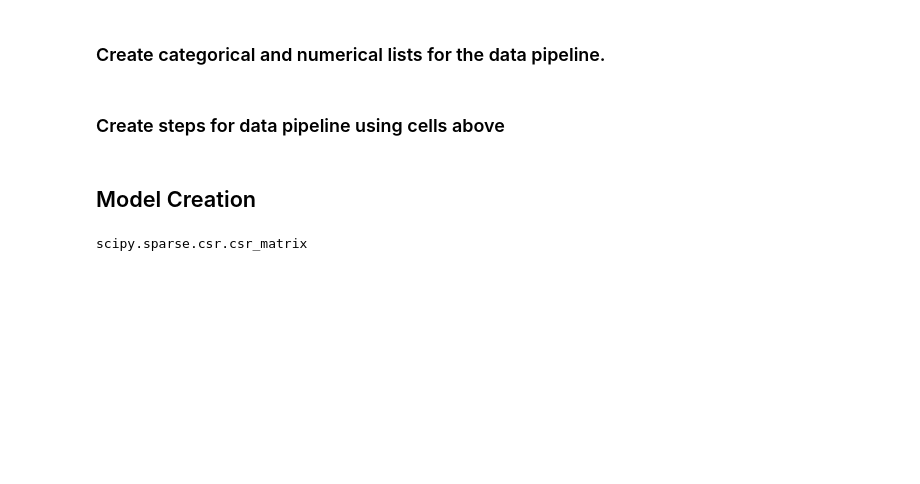
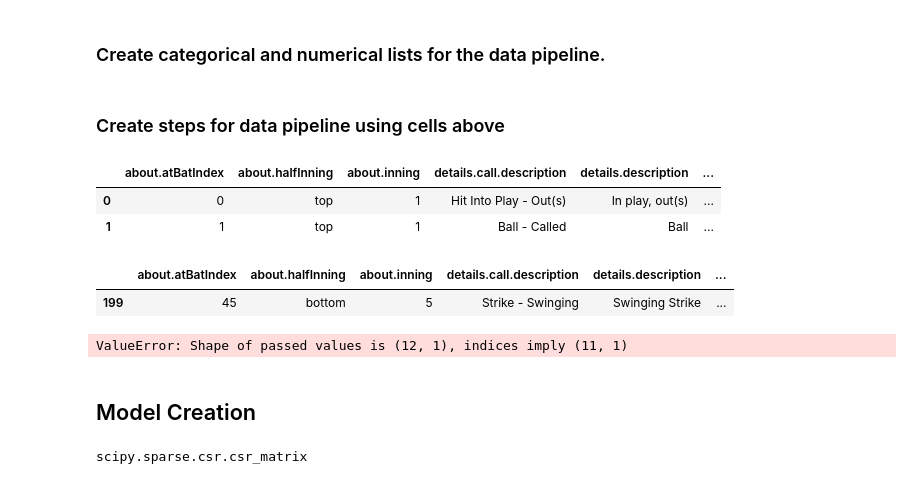
Before and after one commit to ConnorAnderson29/pitch_prediction_model, a Jupyter notebook: master_model.ipynb, the cells around one changed output. Cells and saved outputs as stored; diff of their text form; code cells hidden in the pictures; blank space fills up the shorter version.

```diff
--- a/master_model.ipynb
+++ b/master_model.ipynb
@@ -42,6 +44,8 @@ each_pitch = lib.pd.read_csv('raw_data/cleaned_pitches.csv')
 ## Final Model
 # %%
 pitch_clean = each_pitch.copy()
+# %%
+new_pitch = each_pitch2.copy()
 # %%
 pitch_clean = pitch_clean[:10000]
 # %% [markdown]
@@ -52,8 +56,12 @@ pitch_dicts = {'Fastball': 1,
               'Changeup': 0}
 # %%
 pitch_clean['pitch_type'] = pitch_clean['pitch_type'].map(pitch_dicts)
+# %%
+new_pitch['pitch_type'] = new_pitch['pitch_type'].map(pitch_dicts)
 # %%
 pitch_clean['prior_pitch_type'] = pitch_clean['prior_pitch_type'].map(pitch_dicts)
+# %%
+new_pitch['prior_pitch_type'] = new_pitch['prior_pitch_type'].map(pitch_dicts)
 # %% [markdown]
 ### Create target and predictor data frames
 # %%
@@ -63,3 +73,5 @@ predictors = pitch_clean.drop(['pitch_type', 'hitter', 'pitcher'], axis=1)
+# %%
+new_preds = new_pitch.drop(['matchup.batter.fullName', 'matchup.pitcher.fullName', 'pitch_type', 'prior_pitch_type'], axis=1)
 # %% [markdown]
 ### Create categorical and numerical lists for the data pipeline.
 # %%
@@ -81,3 +103,9 @@ preprocessor = ColumnTransformer(transformers=[('num', numeric_transformer, num_
 # %%
 classifiers = [GradientBoostingClassifier(n_estimators=200, max_depth=10, learning_rate=.1),
                xgb.XGBClassifier(n_estimators=200, max_depth=10, learning_rate=.1)]
+# %%
+new_preds.head(2)
+# %% [output]
+|  | about.atBatIndex | about.halfInning | about.inning | details.call.description | details.description | ... |
+| 0 | 0 | top | 1 | Hit Into Play - Out(s) | In play, out(s) | ... |
+| 1 | 1 | top | 1 | Ball - Called | Ball | ... |
@@ -83,0 +116,5 @@ classifiers = [GradientBoostingClassifier(n_estimators=200, max_depth=10, learni
+# %%
+last_pred
+# %% [output]
+|  | about.atBatIndex | about.halfInning | about.inning | details.call.description | details.description | ... |
+| 199 | 45 | bottom | 5 | Strike - Swinging | Swinging Strike | ... |
@@ -84,3 +123,7 @@ classifiers = [GradientBoostingClassifier(n_estimators=200, max_depth=10, learni
+# %%
+df = pd.DataFrame(last_pred_pre, columns=last_pred.columns)
+# %% [output]
+ValueError: Shape of passed values is (12, 1), indices imply (11, 1)
 # %% [markdown]
 ## Model Creation
 # %%
```
Also changed, not shown: parts of 28 cells of this notebook, 5 other files.
